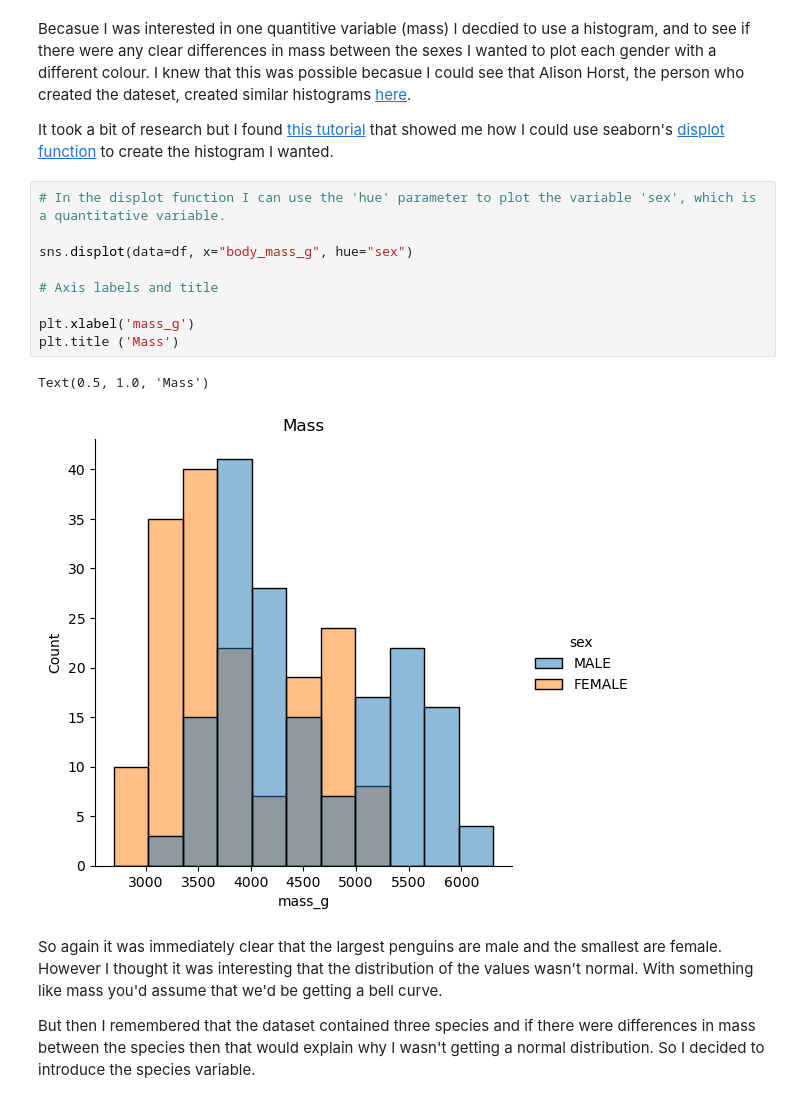
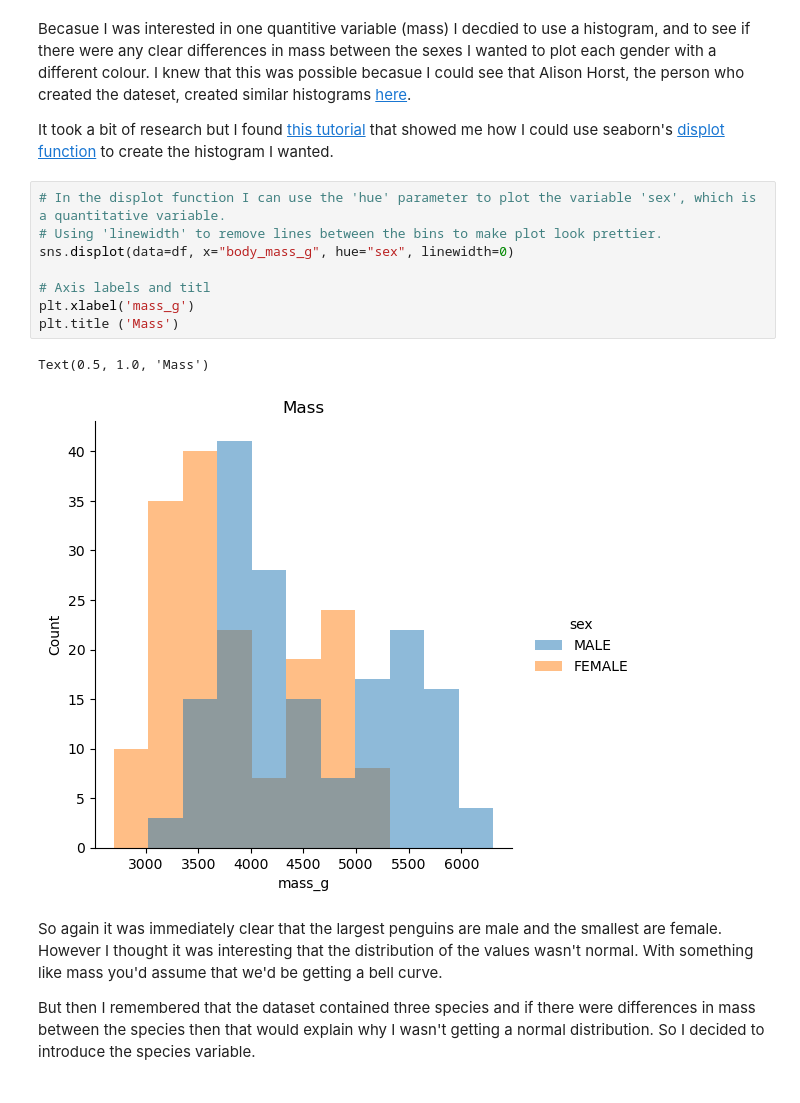
Before and after one commit to morgam7/poda-mywork, a Jupyter notebook: penguins.ipynb, the cells around one changed output. Drawn from its saved outputs; the diff is of its cells as text.

```diff
--- a/penguins.ipynb
+++ b/penguins.ipynb
@@ -142,16 +143,15 @@ Becasue I was interested in one quantitive variable (mass) I decdied to use a hi
 It took a bit of research but I found [this tutorial](https://www.statology.org/seaborn-histogram-hue/) that showed me how I could use seaborn's [displot function](https://seaborn.pydata.org/generated/seaborn.displot.html#seaborn.displot) to create the histogram I wanted.
 # %%
 # In the displot function I can use the 'hue' parameter to plot the variable 'sex', which is a quantitative variable.
+# Using 'linewidth' to remove lines between the bins to make plot look prettier.
+sns.displot(data=df, x="body_mass_g", hue="sex", linewidth=0)
 
-sns.displot(data=df, x="body_mass_g", hue="sex")
-
-# Axis labels and title
-
+# Axis labels and titl
 plt.xlabel('mass_g')
 plt.title ('Mass')
 # %% [output]
 Text(0.5, 1.0, 'Mass')
-[figure, old version]
+[figure, new version]
 # %% [markdown]
 So again it was immediately clear that the largest penguins are male and the smallest are female. However I thought it was interesting that the distribution of the values wasn't normal. With something like mass you'd assume that we'd be getting a bell curve.
 
```
Also changed, not shown: parts of 13 cells of this notebook.
